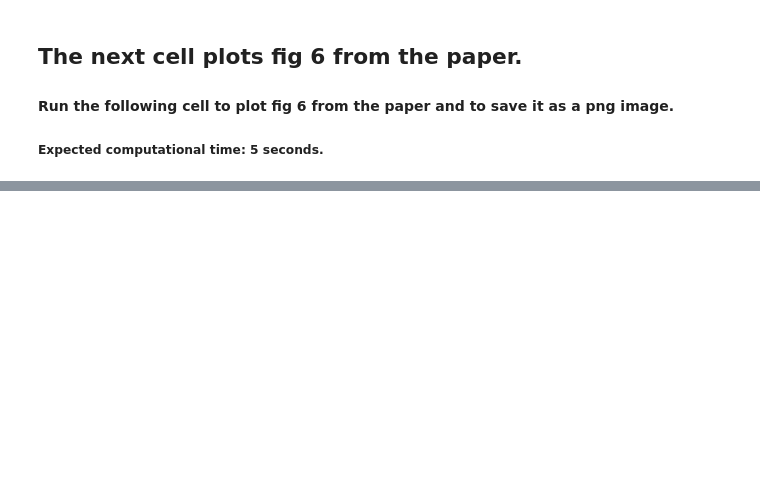
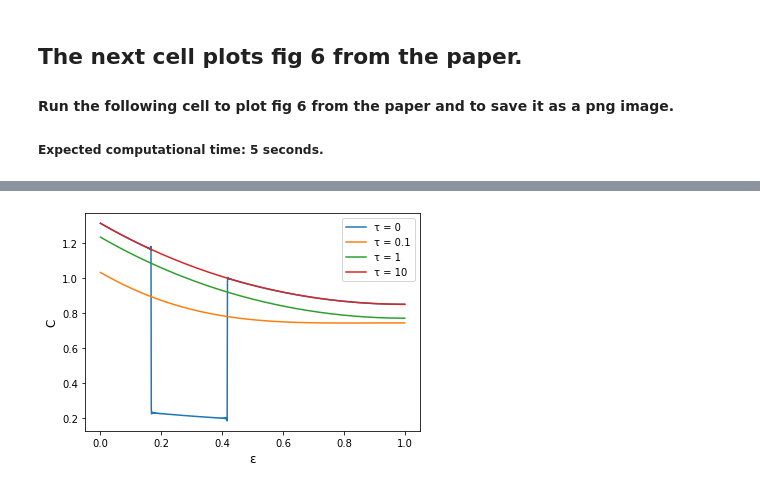
Before and after one commit to albertoceccarelli/AnalyticalReactionDiffusionSN, a Jupyter notebook: ceccarelli-et-al-fig6.ipynb, the cells around one changed output, grey strips where cells are left out. Saved outputs shown, nothing was run; the diff lists cells and outputs as text; code cells hidden in the pictures; blank space fills up the shorter version.

```diff
--- a/ceccarelli-et-al-fig6.ipynb
+++ b/ceccarelli-et-al-fig6.ipynb
@@ -61,0 +83,77 @@ plt.close()
+# %%
+# Import the necessary libraries.
+import numpy as np
+import scipy as sp
+import matplotlib.pyplot as plt
+from scipy import special
+import time
+# Start the timer to know how long the program took to run.
+start_time = time.time()
+
+# Define functions used to calculate the morphogen concentration
+
+# An auxiliary function that will be used when calculating the morphogen concentration in a finite tissue using the
+# analytic solution presented in this work.
+def aux(j):
+    return j*np.pi/R
+
+def fj(x,t,j):
+    if j==0:
+        return ((R**2)/3+1)+(b-1)*(np.cosh(R)/np.sinh(R)*(np.sinh(d+h)-np.sinh(d))+np.cosh(d)-np.cosh(d+h))
+    else:
+        return (1/(aux(j)**2+1))-(1/(aux(j)**2))+(b-1)*(1/(aux(j)**2+1))*(np.cos(aux(j)*d)*np.sinh(R-d)/np.sinh(R)-aux(j)*np.sin(aux(j)*d)*np.cosh(R-d)/np.sinh(R)-np.cos(aux(j)*(d+h))*np.sinh(R-(d+h))/np.sinh(R)+aux(j)*np.sin(aux(j)*(d+h))*np.cosh(R-(d+h))/np.sinh(R))
+
+def Fi(x,t,j):
+    if j==0:
+        return ((R**2)/3+1)*(1/(aux(j)**2+1))*(1-(np.exp(-((((aux(j))**2)+1)*t))))
+    else:
+        return -(1/(aux(j)**2))*(1/(aux(j)**2+1))*(1-(np.exp(-((((aux(j))**2)+1)*t))))
+# Another auxiliary function that will be used when calculating the morphogen concentration in a finite tissue using
+# the analytic solution presented in this work.
+def aux2(x,t,j):
+#     return np.cos(aux(j)*x)*(1/(aux(j)**2+1))*(np.exp(-((((aux(j))**2)+1)*t)))
+    if j==0:
+        return (1/R)*(fj(x,t,j)*(np.exp(-((((aux(j))**2)+1)*t)))+Fi(x,t,j))
+    else:
+        return (2/R)*np.cos(aux(j)*x)*(fj(x,t,j)*(np.exp(-((((aux(j))**2)+1)*t)))+Fi(x,t,j))
+# This function calculates the morphogen concentration in a finite tissue using the analytic solution presented in
+# this work.
+def c_finite(x,t,j):
+#     return (-2/R)*sum(aux2(x,t,j))+(np.exp(-x)/(1+np.exp(-2*R))-np.exp(x)/(1+np.exp(2*R)))
+    pepito = []
+    for ji in j:
+        pepito.append(aux2(x,t,ji))
+#     return sum(aux2(x,t,j))-(x-x**2/(2*R))
+    return sum(pepito)-(x-x**2/(2*R))
+
+# Define an array of terms to be used when calculating c_finite(x,t,j)
+j = np.arange(0,5000,1)
+# Define the length of the tissues that are going to be simulated and the other parameters.
+R = 1
+b=0.2
+d=R/6
+h=R/4
+# Create an array of spatial coordintates for a tissue of length R.
+xi_all = np.arange(0,R,R/1000)
+# A loop that goes through all desired times.
+for tf_counter in [0, 0.01, 0.1, 1, 10]:
+# Define empty array to fill with the concentration calculated.
+    c1_finite = []
+# Loop in every position in space.
+    for xi in xi_all:
+#  Fill the arrays with the calculated concentration.
+        c1_finite.append(c_finite(xi,tf_counter,j))
+# Plots the concentration in a finite tissue as a continuous line.
+    plt.plot(xi_all, c1_finite, label="τ = "+str(tf_counter))
+# adds legend to the plot
+plt.legend(prop={'size': 10})
+
+# Axis label is added and the figure is saved as figsup.png and shown.
+plt.xlabel('ε',fontsize=12)
+plt.ylabel('C',fontsize=12)
+plt.savefig("fig6b.png", dpi=500)
+plt.show()
+# Shows on screen how much time it took the program to run.
+print("My program took "+str(time.time() - start_time)+" seconds to run")
+# %% [output]
+[figure, added]
```
Also changed, not shown: parts of 8 cells of this notebook, 9 other files.
